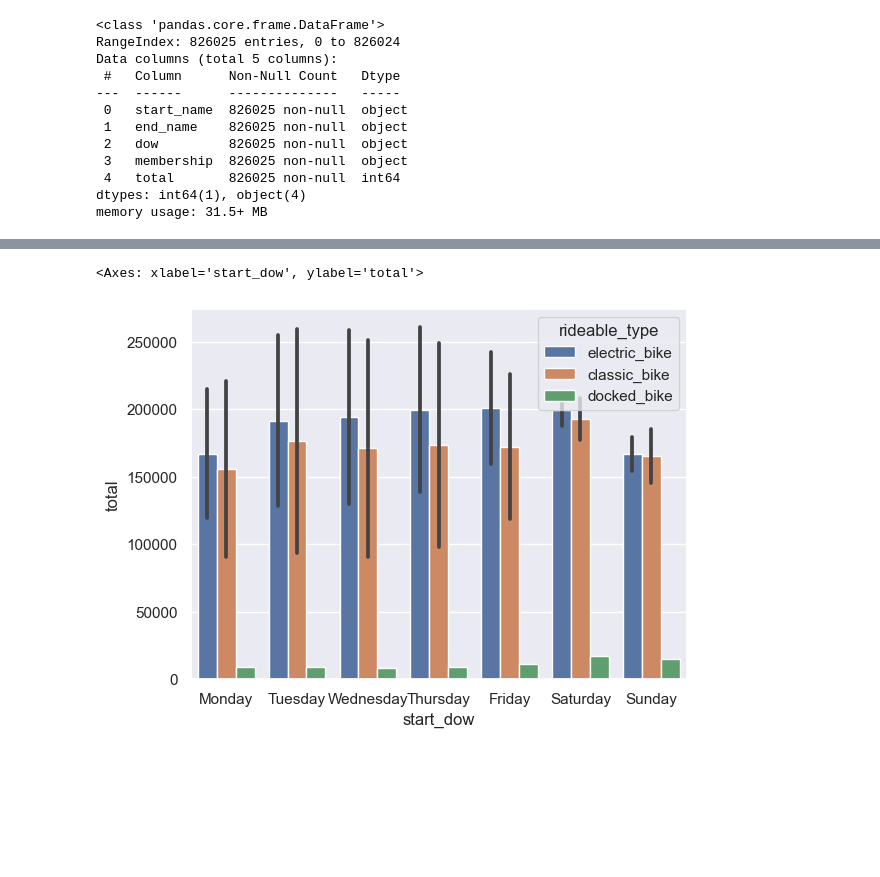
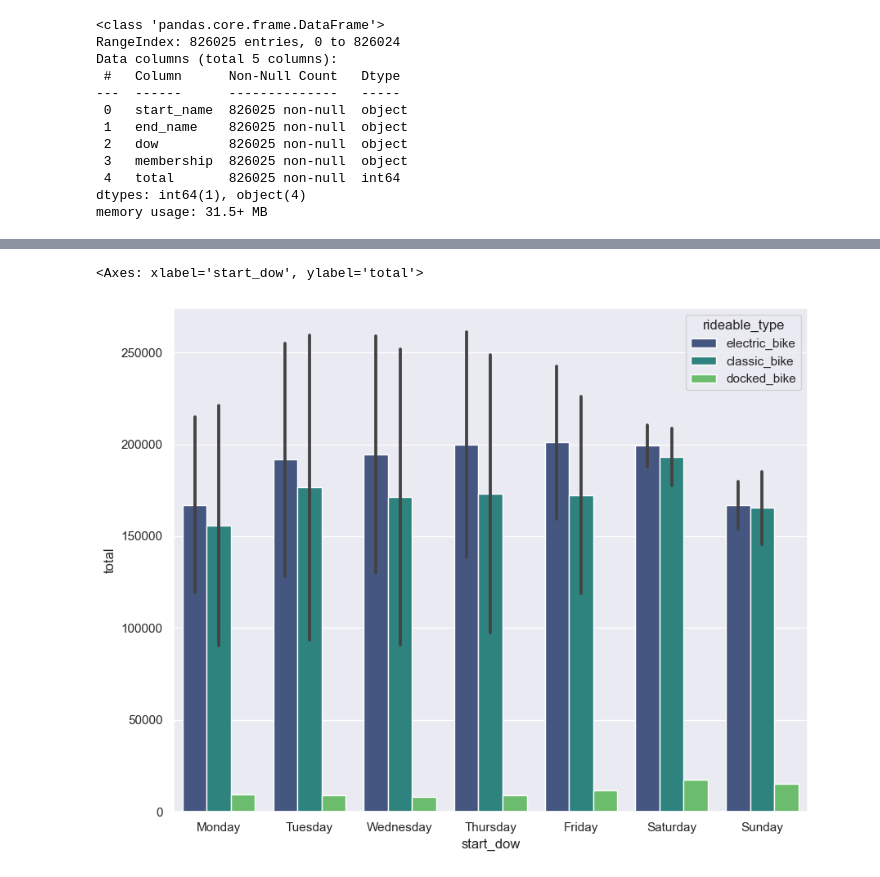
Before and after one commit to BrnPlhz/Divvy, a Jupyter notebook: ex_complete_file.ipynb, the cells around one changed output, grey strips where cells are left out. Saved outputs shown, nothing was run; the diff lists cells and outputs as text; code cells hidden in the pictures; blank space fills up the shorter version.

```diff
--- a/ex_complete_file.ipynb
+++ b/ex_complete_file.ipynb
@@ -227,11 +220,13 @@ bike_preference_dow.columns = ["start_dow","member_casual", "rideable_type", "to
 bike_preference_month = divvy.groupby(["start_month", "member_casual"])[["rideable_type"]].value_counts().reset_index()
 bike_preference_month.columns = ["start_month","member_casual", "rideable_type", "total"]
 # %%
+# Ploting the most used bike type by dow
 sns.barplot(data = bike_preference_dow,
             x = "start_dow",
             y = "total",
             hue = "rideable_type",
-            order= ["Monday", "Tuesday", "Wednesday", "Thursday", "Friday", "Saturday", "Sunday"])
+            order= ["Monday", "Tuesday", "Wednesday", "Thursday", "Friday", "Saturday", "Sunday"],
+            palette = "viridis")
 # %% [output]
 <Axes: xlabel='start_dow', ylabel='total'>
-[figure, old version]
+[figure, new version]
```
Also changed, not shown: parts of 13 cells of this notebook.
